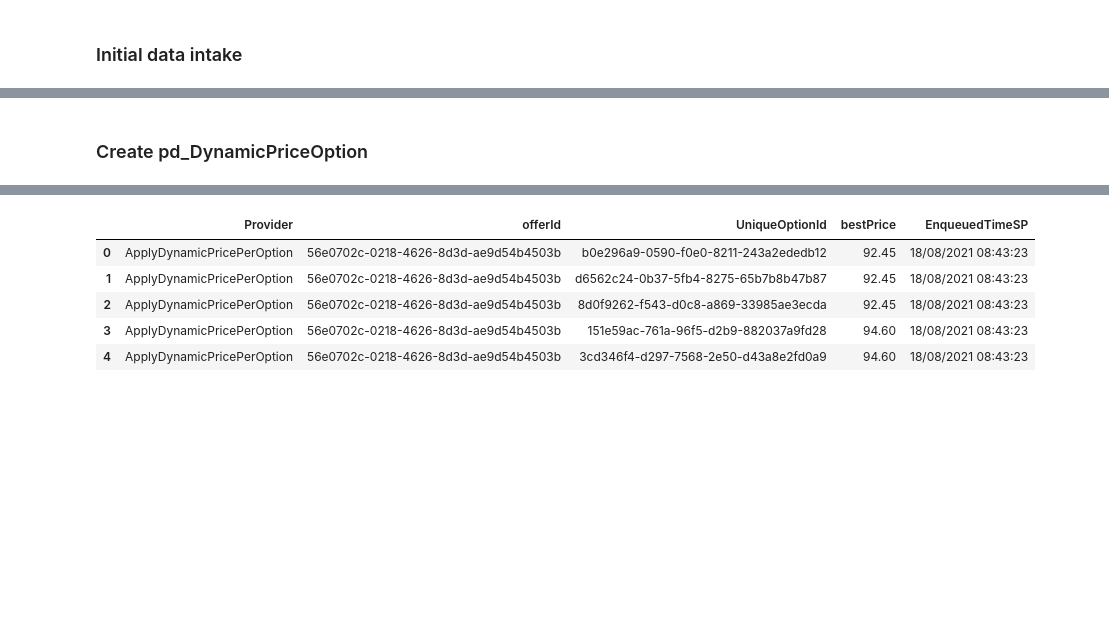
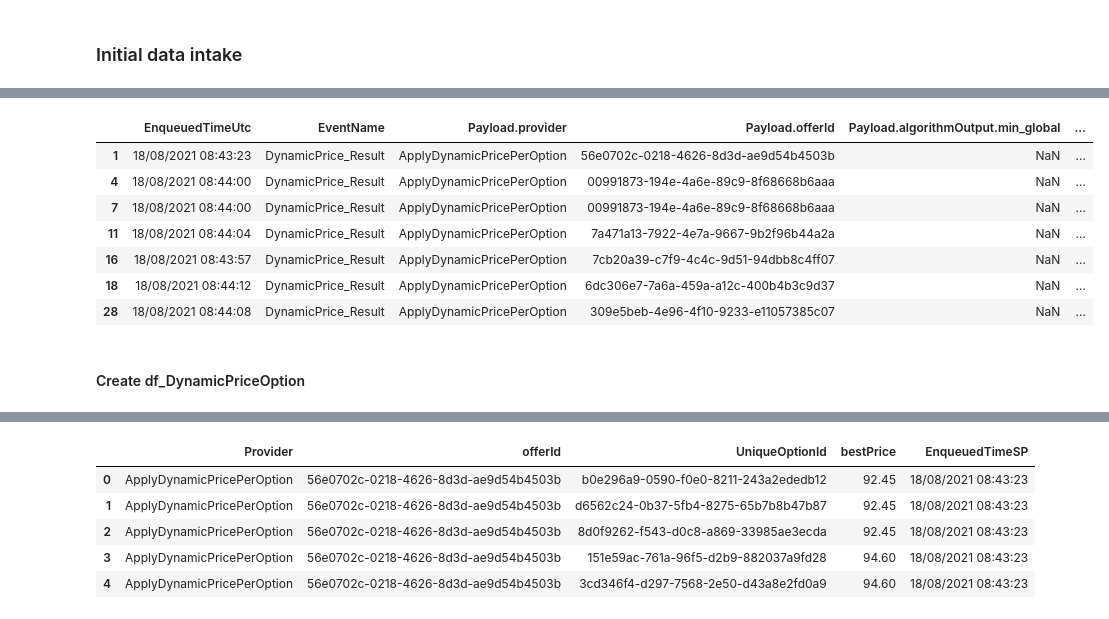
Before and after one commit to J-ZW-Wang/ss_data_project, a Jupyter notebook: Chama_Data_Transformation/Data_Transformation.ipynb, the cells around one changed output, grey strips where cells are left out. Drawn from its saved outputs; the diff is of its cells as text; code cells hidden in the pictures; blank space fills up the shorter version.

```diff
--- a/Chama_Data_Transformation/Data_Transformation.ipynb
+++ b/Chama_Data_Transformation/Data_Transformation.ipynb
@@ -14,0 +10,13 @@ with open("./datasets/case.json") as file:
+# %%
+level1 = pd.read_json("./datasets/case.json")
+# Convert string to list or dics object
+level1["Payload"] = level1["Payload"].apply(json.loads)
+
+# Convert to UTC-3
+level1["EnqueuedTimeUtc"] = (
+    pd.to_datetime(level1["EnqueuedTimeUtc"])
+    .dt.tz_convert("Etc/GMT+3")
+    .dt.strftime("%d/%m/%Y %H:%M:%S")
+)
+
+level1.head(5)
@@ -173,0 +69,3 @@ pd_CuratedOfferOptions
+# %%
+js_DynamicPrice = json.loads(level2_DynamicPrice_Result.to_json(orient="records"))
+js_DynamicPrice[1]
@@ -174,2 +93,20 @@ pd_CuratedOfferOptions
+# %%
+df_DynamicPrice = pd.json_normalize(js_DynamicPrice)
+df_DynamicPriceOption = df_DynamicPrice[
+    df_DynamicPrice["Payload.provider"] == "ApplyDynamicPricePerOption"
+]
+df_DynamicPriceRang = df_DynamicPrice[
+    df_DynamicPrice["Payload.provider"] == "ApplyDynamicPriceRange"
+]
+df_DynamicPriceOption
+# %% [output]
+|  | EnqueuedTimeUtc | EventName | Payload.provider | Payload.offerId | Payload.algorithmOutput.min_global | ... |
+| 1 | 18/08/2021 08:43:23 | DynamicPrice_Result | ApplyDynamicPricePerOption | 56e0702c-0218-4626-8d3d-ae9d54b4503b | NaN | ... |
+| 4 | 18/08/2021 08:44:00 | DynamicPrice_Result | ApplyDynamicPricePerOption | 00991873-194e-4a6e-89c9-8f68668b6aaa | NaN | ... |
+| 7 | 18/08/2021 08:44:00 | DynamicPrice_Result | ApplyDynamicPricePerOption | 00991873-194e-4a6e-89c9-8f68668b6aaa | NaN | ... |
+| 11 | 18/08/2021 08:44:04 | DynamicPrice_Result | ApplyDynamicPricePerOption | 7a471a13-7922-4e7a-9667-9b2f96b44a2a | NaN | ... |
+| 16 | 18/08/2021 08:43:57 | DynamicPrice_Result | ApplyDynamicPricePerOption | 7cb20a39-c7f9-4c4c-9d51-94dbb8c4ff07 | NaN | ... |
+| 18 | 18/08/2021 08:44:12 | DynamicPrice_Result | ApplyDynamicPricePerOption | 6dc306e7-7a6a-459a-a12c-400b4b3c9d37 | NaN | ... |
+| 28 | 18/08/2021 08:44:08 | DynamicPrice_Result | ApplyDynamicPricePerOption | 309e5beb-4e96-4f10-9233-e11057385c07 | NaN | ... |
 # %% [markdown]
-### Create pd_DynamicPriceOption
+#### Create df_DynamicPriceOption
```
Also changed, not shown: parts of 21 cells of this notebook.
